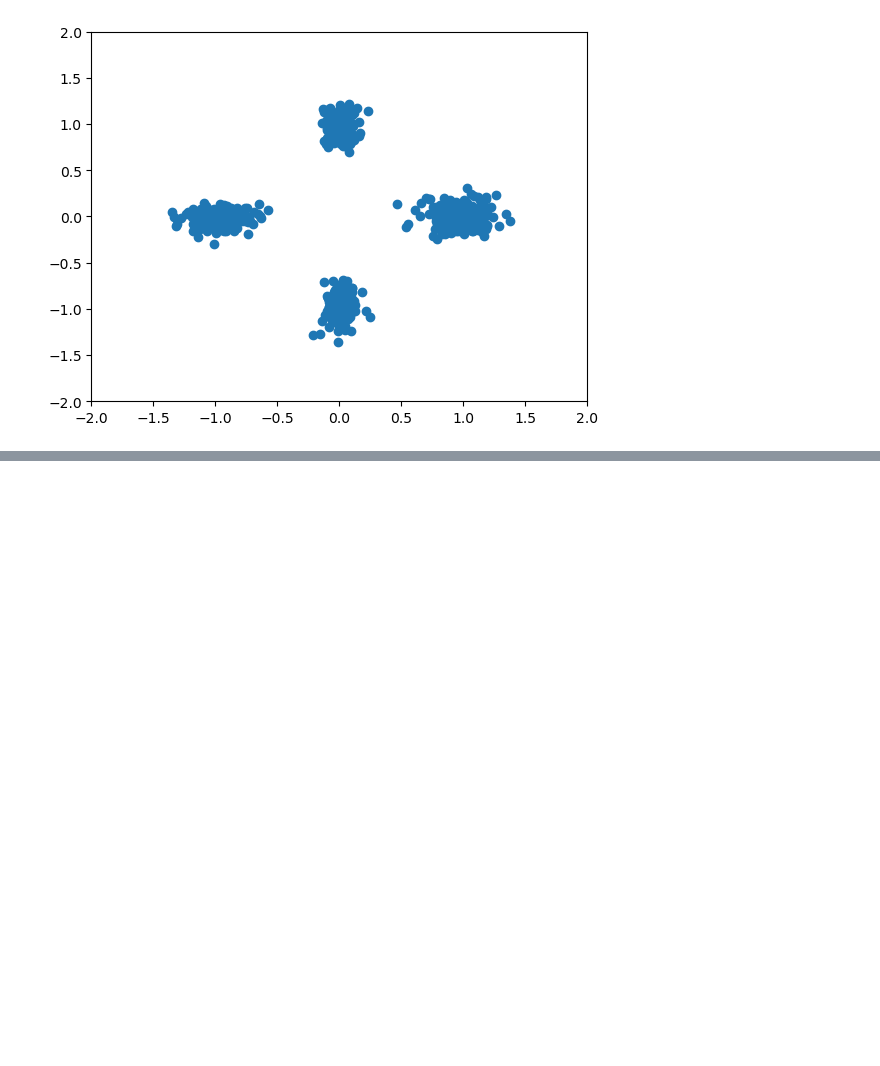
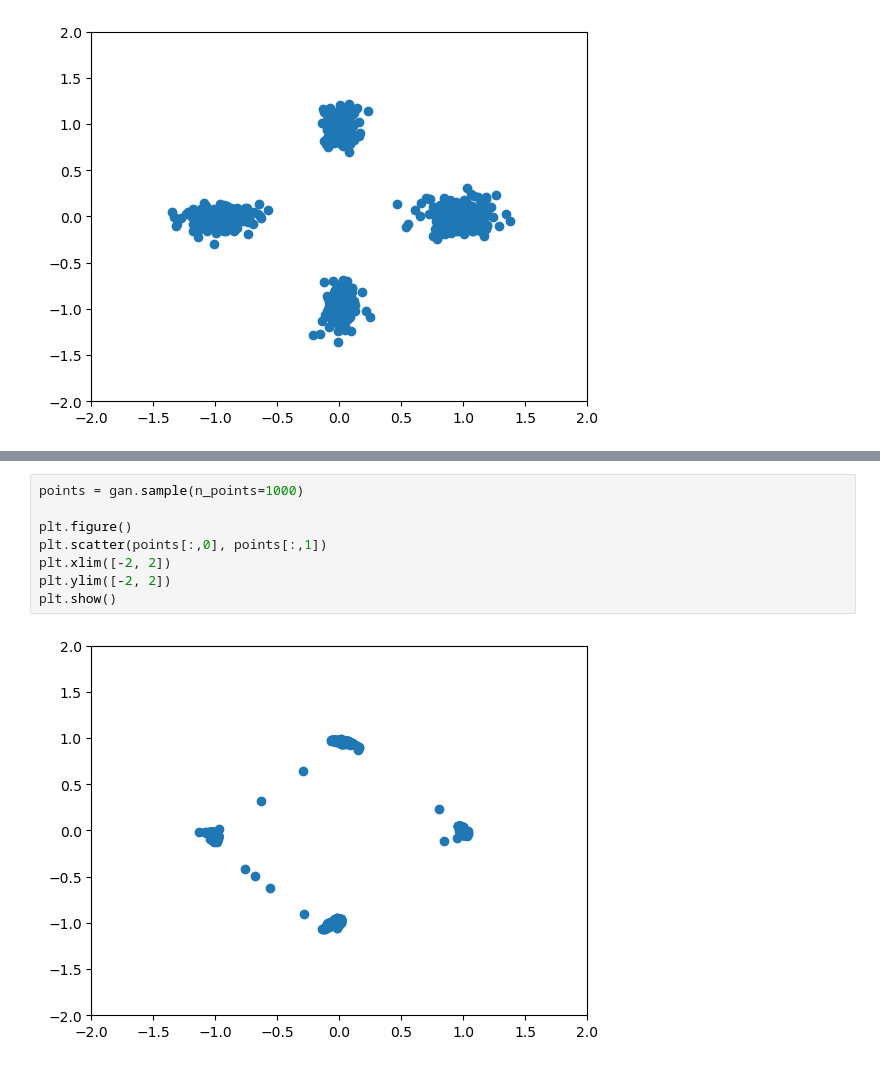
Before and after one commit to TieJean/MLHelpers, a Jupyter notebook: examples.ipynb, the cells around one changed output, grey strips where cells are left out. Drawn from its saved outputs; the diff is of its cells as text; blank space fills up the shorter version.

```diff
--- a/examples.ipynb
+++ b/examples.ipynb
@@ -37,0 +68,10 @@ plt.show()
+# %%
+points = gan.sample(n_points=1000)
+
+plt.figure()
+plt.scatter(points[:,0], points[:,1])
+plt.xlim([-2, 2])
+plt.ylim([-2, 2])
+plt.show()
+# %% [output]
+[figure, added]
```
Also changed, not shown: parts of 6 cells of this notebook, 3 other files.
